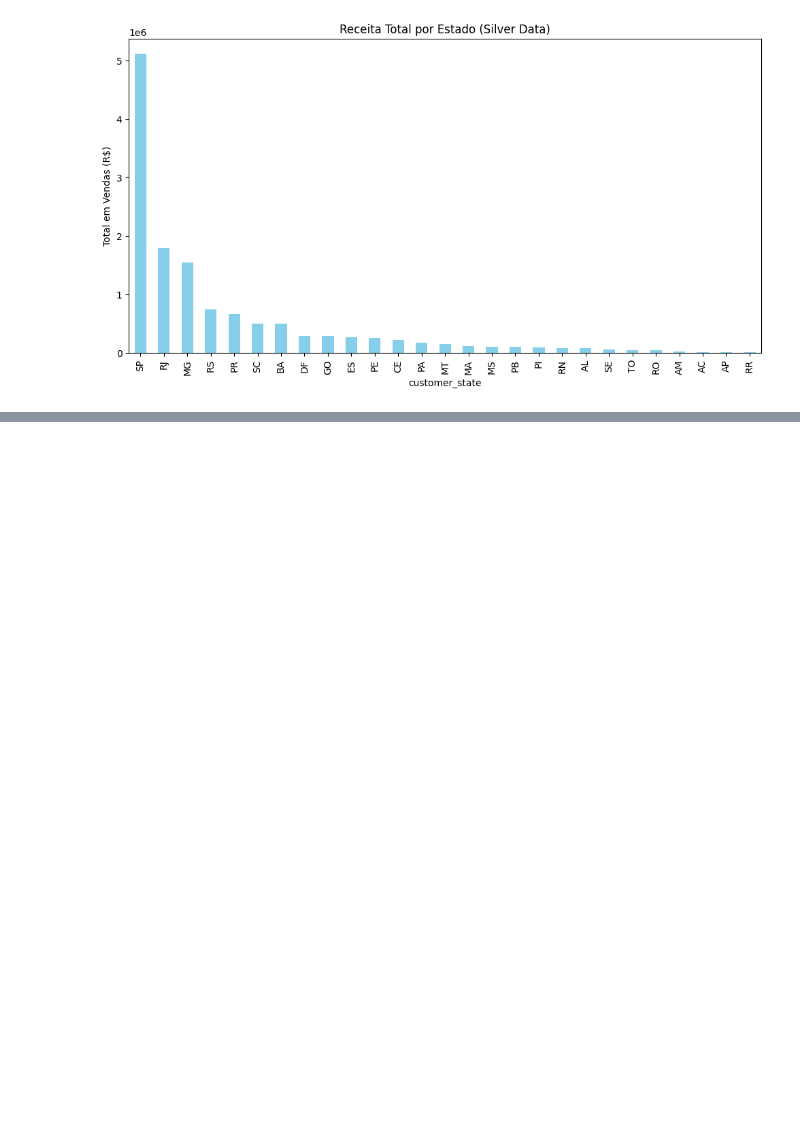
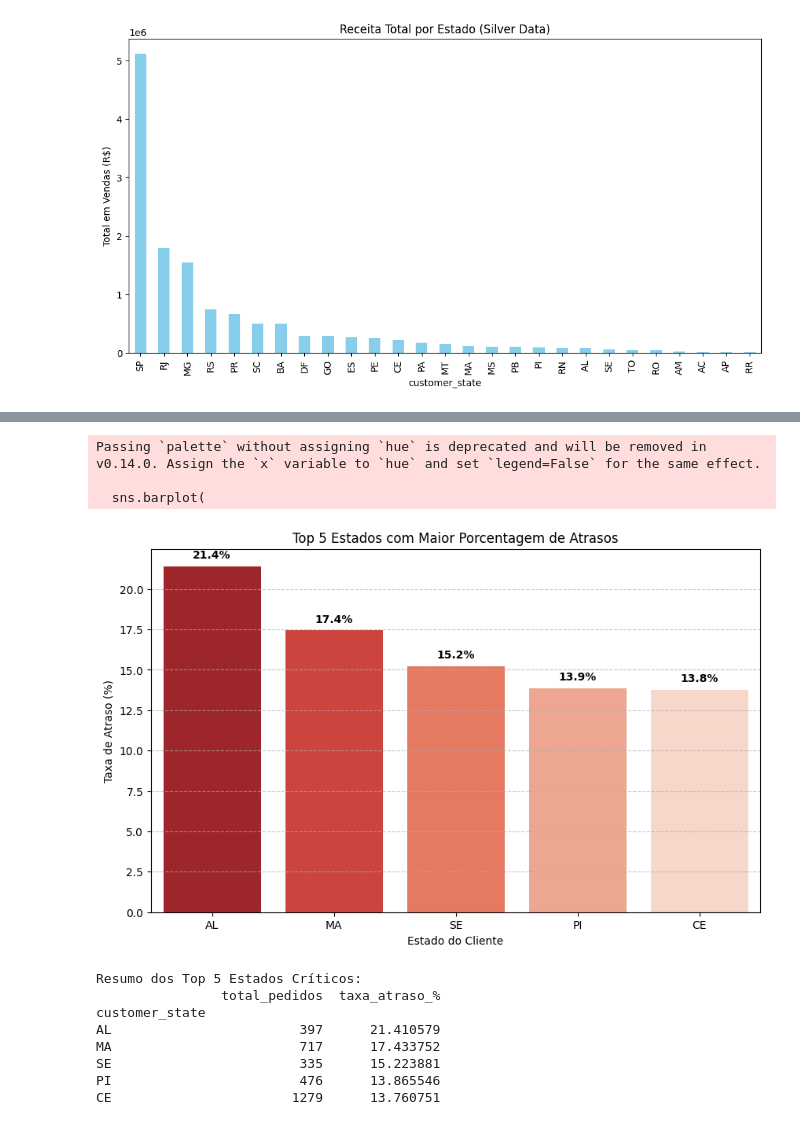
Before and after one commit to MatheusGom/BigDataECommerce, a Jupyter notebook: notebooks/silver_notebook.ipynb, the cells around one changed output, grey strips where cells are left out. Saved outputs shown, nothing was run; the diff lists cells and outputs as text; code cells hidden in the pictures; blank space fills up the shorter version.

```diff
--- a/notebooks/silver_notebook.ipynb
+++ b/notebooks/silver_notebook.ipynb
@@ -43,0 +94,48 @@ plt.show()
+# %%
+df_geo_orders = pd.merge(
+    df_clean,
+    df['olist_customers_dataset'][['customer_id', 'customer_state']],
+    on='customer_id'
+)
+
+atrasos_por_estado = df_geo_orders.groupby('customer_state').agg(
+    total_pedidos=('is_late', 'count'),
+    total_atrasos=('is_late', 'sum')
+)
+
+atrasos_por_estado['taxa_atraso_%'] = (atrasos_por_estado['total_atrasos'] / atrasos_por_estado['total_pedidos']) * 100
+
+top_5_atrasos = atrasos_por_estado[atrasos_por_estado['total_pedidos'] > 100].sort_values('taxa_atraso_%', ascending=False).head(5)
+
+plt.figure(figsize=(10, 6))
+sns.barplot(
+    x=top_5_atrasos.index,
+    y=top_5_atrasos['taxa_atraso_%'],
+    palette='Reds_r'
+)
+
+plt.title('Top 5 Estados com Maior Porcentagem de Atrasos')
+plt.ylabel('Taxa de Atraso (%)')
+plt.xlabel('Estado do Cliente')
+plt.grid(axis='y', linestyle='--', alpha=0.7)
+
+for i, v in enumerate(top_5_atrasos['taxa_atraso_%']):
+    plt.text(i, v + 0.5, f"{v:.1f}%", ha='center', fontweight='bold')
+
+plt.show()
+
+print("Resumo dos Top 5 Estados Críticos:")
+print(top_5_atrasos[['total_pedidos', 'taxa_atraso_%']])
+# %% [output]
+Passing `palette` without assigning `hue` is deprecated and will be removed in v0.14.0. Assign the `x` variable to `hue` and set `legend=False` for the same effect.
+
+  sns.barplot(
+[figure, added]
+Resumo dos Top 5 Estados Críticos:
+                total_pedidos  taxa_atraso_%
+customer_state
+AL                        397      21.410579
+MA                        717      17.433752
+SE                        335      15.223881
+PI                        476      13.865546
+CE                       1279      13.760751
```
Also changed, not shown: parts of 8 cells of this notebook.
